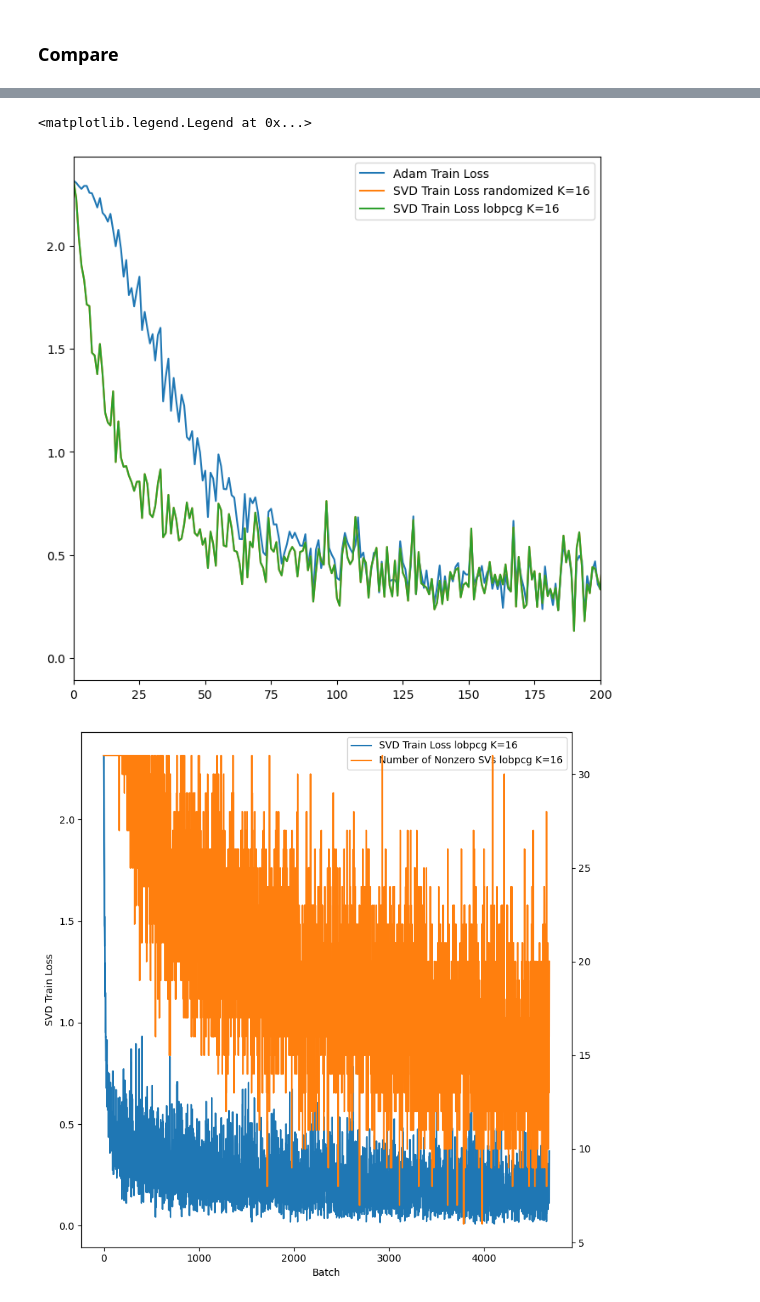
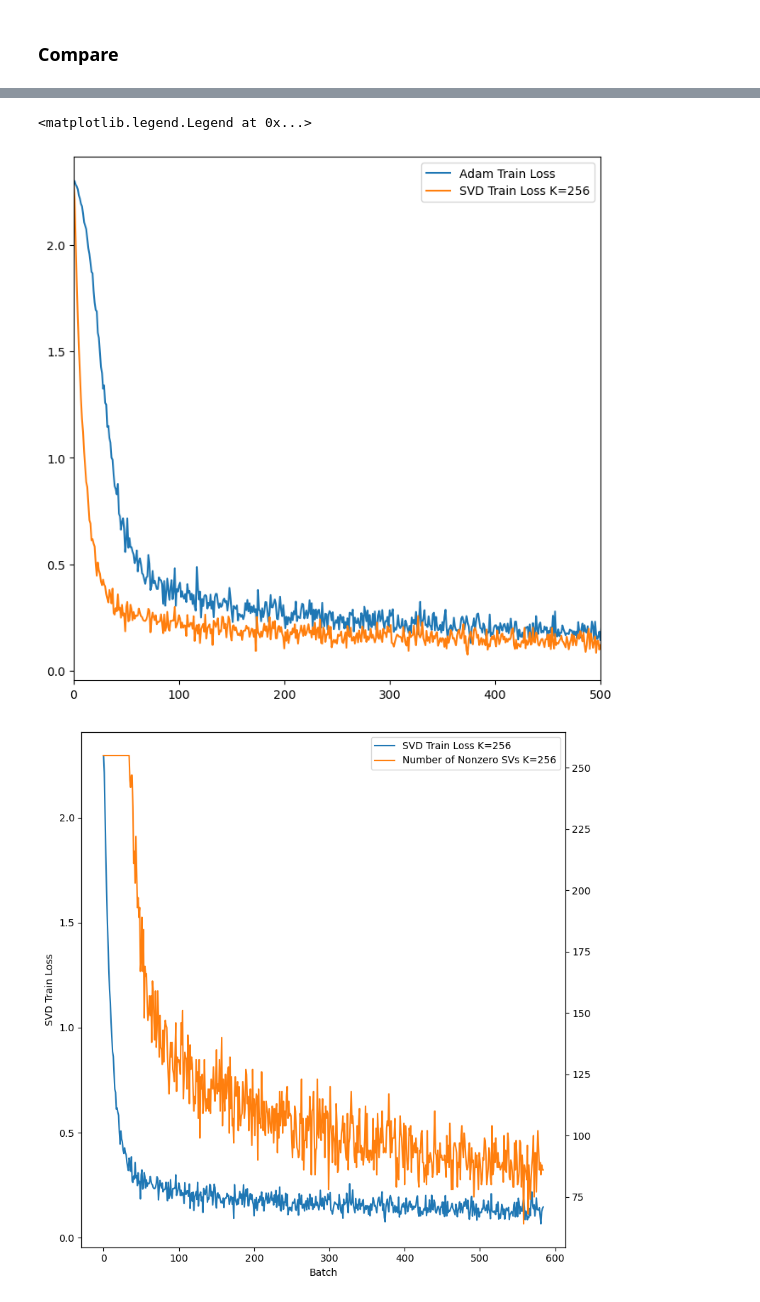
Before and after one commit to sambt/sven-experiments, a Jupyter notebook: notebooks_new/mnist_testing.ipynb, the cells around one changed output, grey strips where cells are left out. Cells and saved outputs as stored; diff of their text form; code cells hidden in the pictures.

```diff
--- a/notebooks_new/mnist_testing.ipynb
+++ b/notebooks_new/mnist_testing.ipynb
@@ -44,11 +44,11 @@ init_state = copy.deepcopy(mlp_base.state_dict())
 del mlp_base # free memory
 
 LOADER_SEED = 645297
-batch_size = 64
+batch_size = 512
 n_epoch = 5
-
-METHODS = ["randomized","lobpcg"]
-K_VALS = [16]
+K = 256
+RTOL = 1e-2
+LR = 0.1
 # %% [markdown]
 ### Train MLP with Adam
 # %%
@@ -116,35 +111,29 @@ plt.legend()
 # %%
 fig, ax = plt.subplots(figsize=(8,8))
 ax.plot(np.arange(len(losses_adam['train_batch'])), losses_adam['train_batch'], label='Adam Train Loss')
-for METHOD in METHODS:
-    for K in K_VALS:
-        ax.plot(np.arange(len(losses_svd['train_batch'])), losses_svd['train_batch'], label=f'SVD Train Loss {METHOD} K={K}')
-ax.set_xlim(0,200)
+ax.plot(np.arange(len(losses_svd['train_batch'])), losses_svd['train_batch'], label=f'SVD Train Loss K={K}')
+ax.set_xlim(0,500)
 plt.legend()
 # %% [output]
 <matplotlib.legend.Legend at 0x...>
-[figure, old version]
+[figure, new version]
 # %%
 fig, ax1 = plt.subplots(figsize=(8,8))
 
 plots = []
-for METHOD in METHODS:
-    for K in K_VALS:
-        p1 = ax1.plot(np.arange(len(losses_svd['train_batch'])), losses_svd['train_batch'], 'C0', label=f'SVD Train Loss {METHOD} K={K}')
-        plots.append(p1[0])
+p1 = ax1.plot(np.arange(len(losses_svd['train_batch'])), losses_svd['train_batch'], 'C0', label=f'SVD Train Loss K={K}')
+plots.append(p1[0])
 ax1.set_xlabel('Batch')
 ax1.set_ylabel('SVD Train Loss')
 ax1.legend()
 
 ax2 = ax1.twinx()
-for METHOD in METHODS:
-    for K in K_VALS:
-        p2 = ax2.plot(np.arange(len(svd_info['num_nonzero_svs'])), svd_info['num_nonzero_svs'], 'C1-',label=f'Number of Nonzero SVs {METHOD} K={K}')
+p2 = ax2.plot(np.arange(len(svd_info['num_nonzero_svs'])), svd_info['num_nonzero_svs'], 'C1-',label=f'Number of Nonzero SVs K={K}')
 
 ax1.legend(handles=[p1[0],p2[0]])
 plt.tight_layout()
 # %% [output]
-[figure, old version]
+[figure, new version]
 # %%
 fig, ax = plt.subplots(figsize=(8,8))
 ax.plot(np.arange(len(losses_adam['val'])), losses_adam['val'], label='Adam Validation Loss')
```
Also changed, not shown: parts of 7 cells of this notebook, 8 other files.
